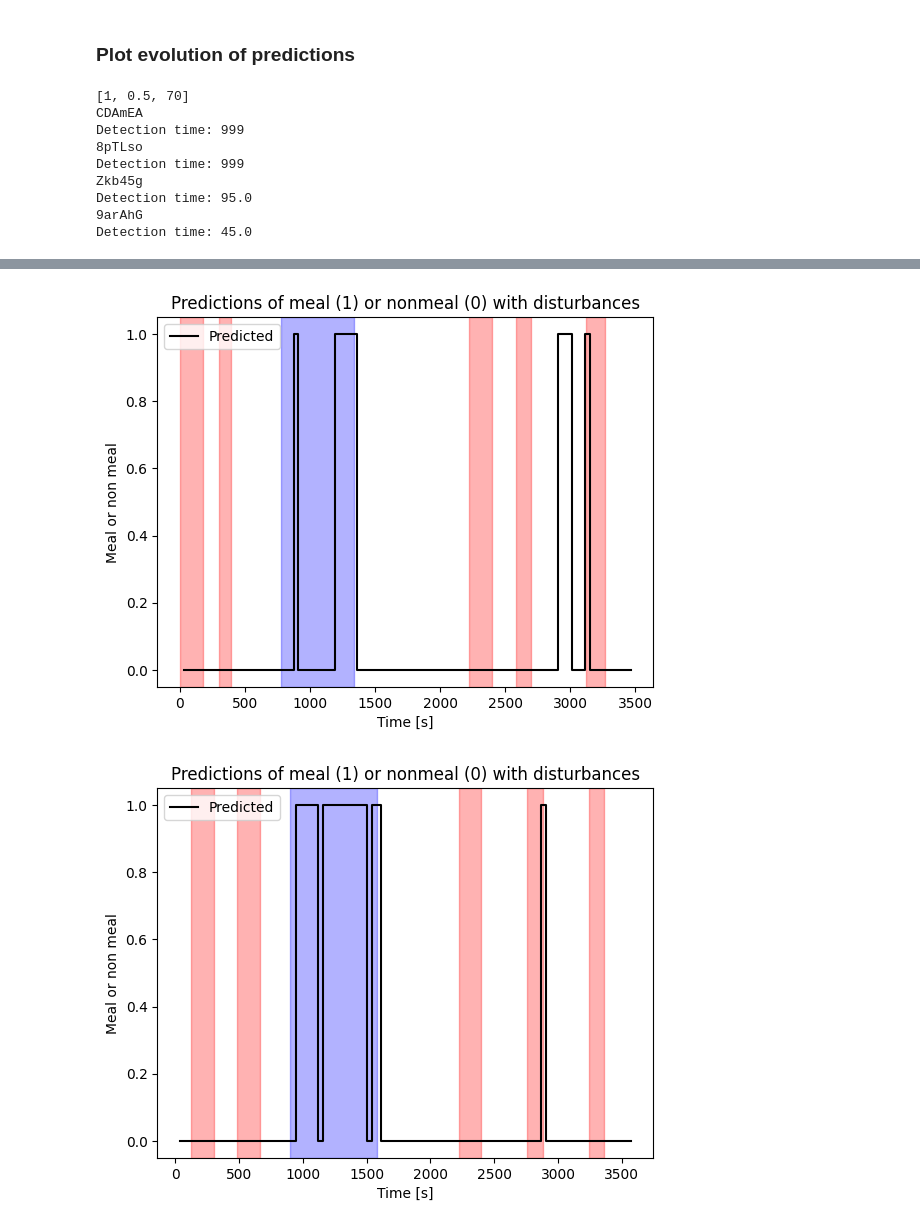
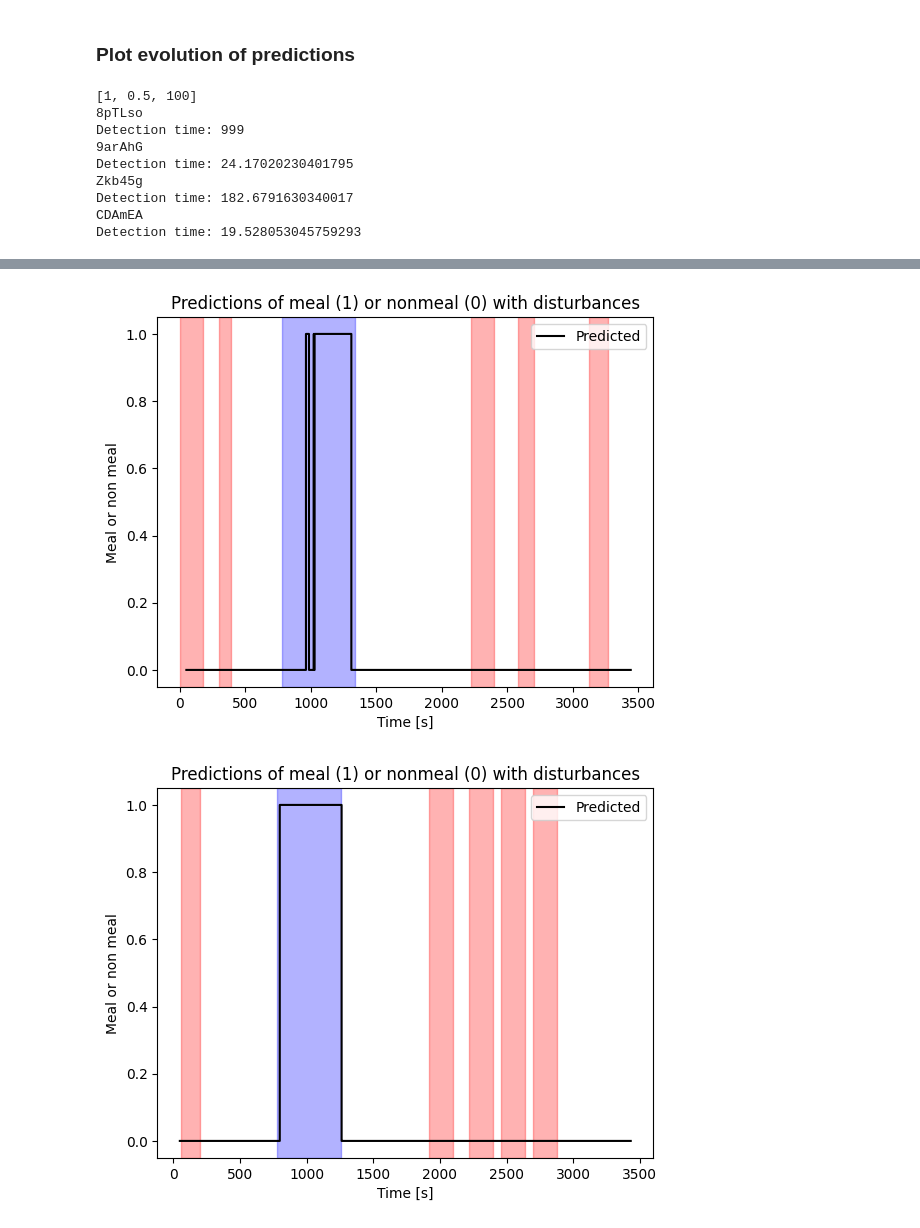
Before and after one commit to Majager/master_ML, a Jupyter notebook: Results/Analyze_results.ipynb, the cells around one changed output, grey strips where cells are left out. Drawn from its saved outputs; the diff is of its cells as text; code cells hidden in the pictures.

Commit message:
segmentation

```diff
--- a/Results/Analyze_results.ipynb
+++ b/Results/Analyze_results.ipynb
@@ -17,10 +17,10 @@ root_folder_path = "C:\\Users\\MajaE\\src\\repos\\master_ML\\Recordings"
 ### Extract data
 # %%
 def extract_test_parameters(test_file):
-    true,predictions,test_recording_ids,segment_parameters =[],[],[],[]
+    true,predictions,predictions_proba,test_recording_ids,segment_parameters =[],[],[],[],[]
     with open(test_file, 'rb') as handle:
-        true,predictions,test_recording_ids, segment_parameters = pickle.load(handle)
-    return true,predictions,test_recording_ids,segment_parameters
+        true,predictions,predictions_proba,test_recording_ids, segment_parameters = pickle.load(handle)
+    return true,predictions,predictions_proba,test_recording_ids,segment_parameters
 # %% [markdown]
 ### Analyze metrics
 # %%
@@ -138,7 +139,7 @@ def calculate_seconds_between_the_subsequences(segment_parameters):
     [segment_length,overlap_length,n_segments] = segment_parameters
     step_length = segment_length - overlap_length
     subsequence_length = n_segments*step_length
-    return subsequence_length
+    return step_length, subsequence_length
 # %%
 def find_meta_data(id):
     wav_files = []
@@ -184,8 +185,8 @@ def find_disturbances(id):
             disturbance_tuples.append((disturbance["start"]-audio_offset,disturbance["end"]-audio_offset))
     return disturbance_tuples
 # %%
-def plot_evolution(true,predictions,disturbances,subsequence_length):
-    time = np.linspace(subsequence_length,len(true)*subsequence_length,len(true))
+def plot_evolution(true,predictions,disturbances,step_length,subsequence_length):
+    time = np.linspace(subsequence_length,len(true)*step_length,len(true))
     plt.figure()
 
     for idx, (start, end) in enumerate(disturbances):
@@ -228,32 +229,33 @@ def segment_labels(data, segment_size):
 # %%
 def find_evolution_parameters(folder_path):
     test_files = glob.glob(os.path.join(folder_path,'*.pickle'))
-    true, predictions, ids, segment_parameters = [], [], [], []
+    true, predictions, predictions_proba, ids, segment_parameters = [], [], [], [], []
     for test_file in test_files:
-        true_subject, predictions_subject,test_recording_ids,segment_parameters_subject = extract_test_parameters(test_file)
+        true_subject,predictions_subject,predictions_proba_subject,test_recording_ids,segment_parameters_subject = extract_test_parameters(test_file)
         true.extend(true_subject)
         predictions.extend(predictions_subject)
+        predictions_proba.extend(predictions_proba_subject)
         ids.extend(test_recording_ids)
         segment_parameters.extend([segment_parameters_subject])
     print(segment_parameters[0])
-    subsequence_length = calculate_seconds_between_the_subsequences(segment_parameters[0])
+    step_length, subsequence_length = calculate_seconds_between_the_subsequences(segment_parameters[0])
     for subject_idx in range(len(true)):
         disturbances = find_disturbances(ids[subject_idx])
-        plot_evolution(true[subject_idx],predictions[subject_idx],disturbances,subsequence_length)
+        plot_evolution(true[subject_idx],predictions[subject_idx],disturbances,step_length,subsequence_length)
 # %%
-folder_path = "hmm_validation\\data\\20250221_144403"
-#folder_path = "hmm_test\\data\\20250220_105740"
-#folder_path = "lda_validation\\data\\20250220_110250"
-#folder_path = "lda_test\\data\\20250220_110430"
-#folder_path = "rnn_test\\data\\20250220_110017"
+#folder_path = "hmm_validation\\data\\"
+#folder_path = "hmm_test\\data\\"
+folder_path = "lda_validation\\data\\20250314_132955"
+#folder_path = "lda_test\\data\\"
+#folder_path = "rnn_test\\data\\"
 find_evolution_parameters(folder_path)
 # %% [output]
-[1, 0.5, 70]
-CDAmEA
-Detection time: 999
+[1, 0.5, 100]
 8pTLso
 Detection time: 999
+9arAhG
+Detection time: 24.17020230401795
 Zkb45g
-Detection time: 95.0
-9arAhG
-Detection time: 45.0
+Detection time: 182.6791630340017
+CDAmEA
+Detection time: 19.528053045759293
@@ -262,2 +264,2 @@ Detection time: 45.0
-[figure, old version]
+[figure, new version]
-[figure, old version]
+[figure, new version]
```
Also changed, not shown: parts of 3 cells of this notebook, 24 other files.
